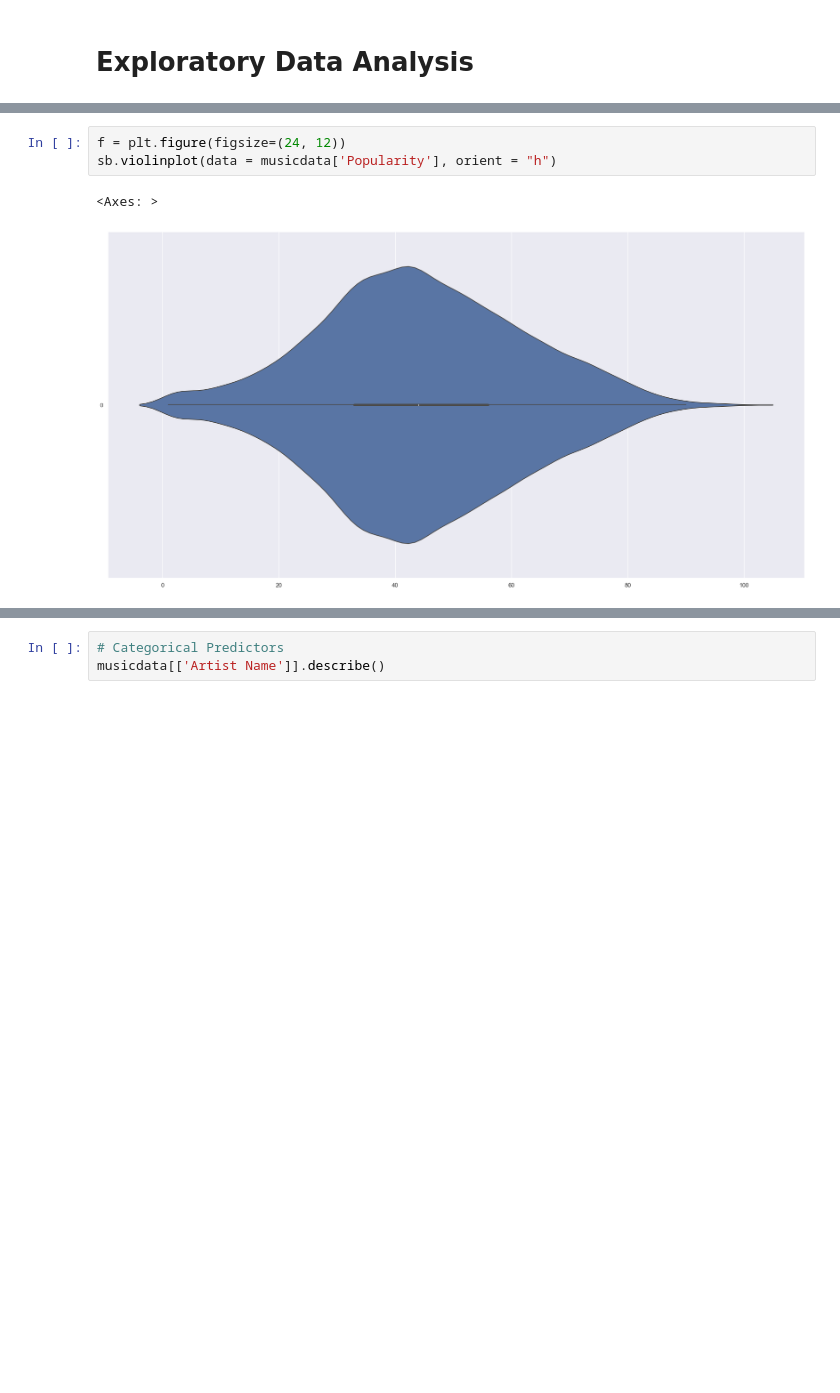
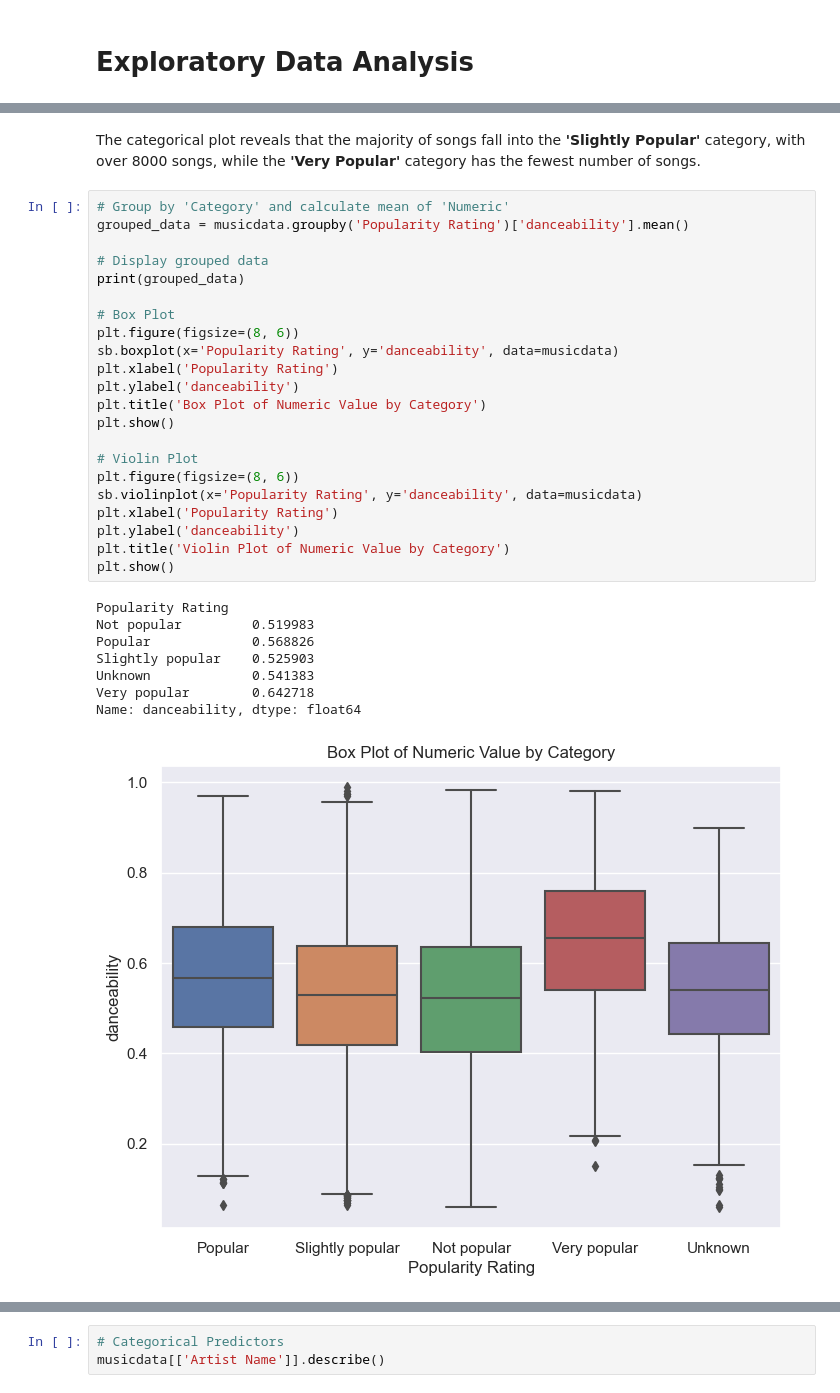
Before and after one commit to cianmung/SC1015---Mini-Project, a Jupyter notebook: Project.ipynb, the cells around one changed output, grey strips where cells are left out. Cells and saved outputs as stored; diff of their text form; blank space fills up the shorter version.

```diff
--- a/Project.ipynb
+++ b/Project.ipynb
@@ -105,6 +185,33 @@ sb.histplot(data = musicdata['Popularity'])
-# %%
-f = plt.figure(figsize=(24, 12))
-sb.violinplot(data = musicdata['Popularity'], orient = "h")
-# %% [output]
-<Axes: >
-[figure, removed]
+# %% [markdown]
+The categorical plot reveals that the majority of songs fall into the <b>'Slightly Popular'</b> category, with over 8000 songs, while the <b>'Very Popular'</b> category has the fewest number of songs.
+# %%
+# Group by 'Category' and calculate mean of 'Numeric'
+grouped_data = musicdata.groupby('Popularity Rating')['danceability'].mean()
+
+# Display grouped data
+print(grouped_data)
+
+# Box Plot
+plt.figure(figsize=(8, 6))
+sb.boxplot(x='Popularity Rating', y='danceability', data=musicdata)
+plt.xlabel('Popularity Rating')
+plt.ylabel('danceability')
+plt.title('Box Plot of Numeric Value by Category')
+plt.show()
+
+# Violin Plot
+plt.figure(figsize=(8, 6))
+sb.violinplot(x='Popularity Rating', y='danceability', data=musicdata)
+plt.xlabel('Popularity Rating')
+plt.ylabel('danceability')
+plt.title('Violin Plot of Numeric Value by Category')
+plt.show()
+# %% [output]
+Popularity Rating
+Not popular         0.519983
+Popular             0.568826
+Slightly popular    0.525903
+Unknown             0.541383
+Very popular        0.642718
+Name: danceability, dtype: float64
+[figure, added]
```
Also changed, not shown: parts of 48 cells of this notebook.
